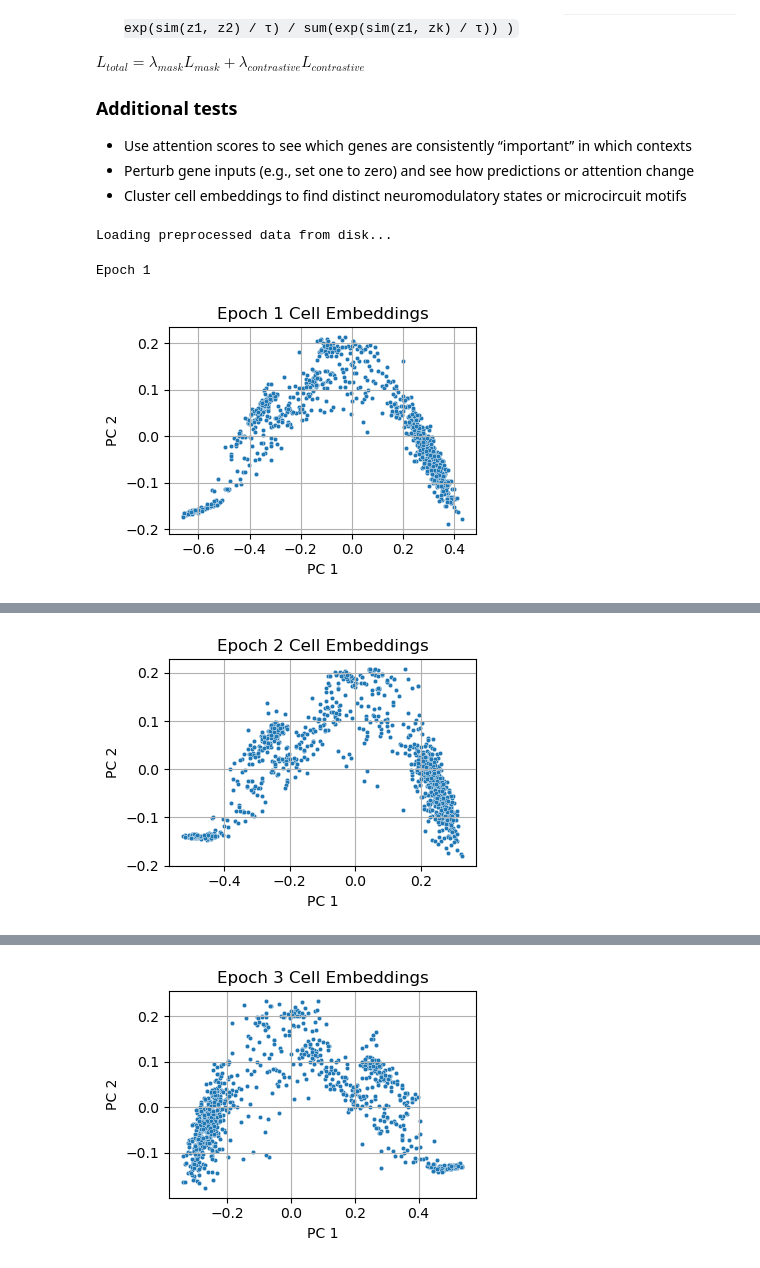
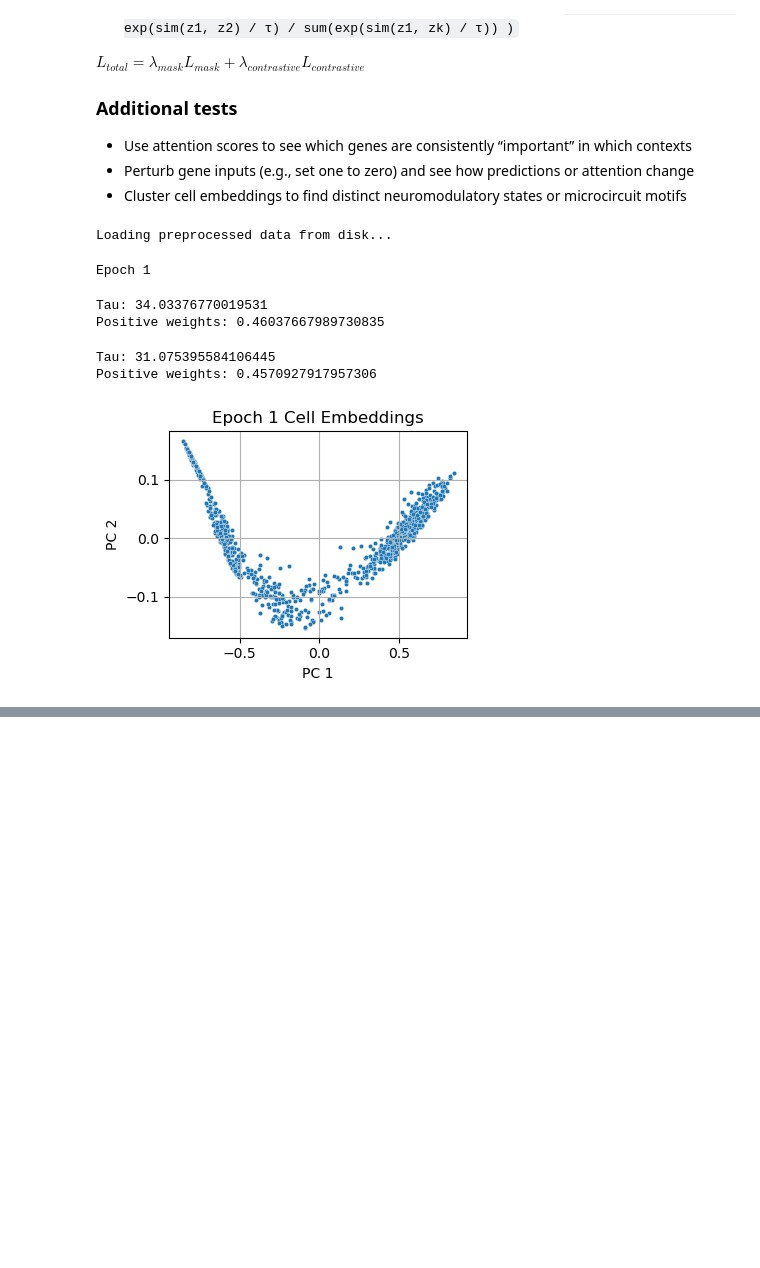
Before and after one commit to btromm/genetic-transformer, a Jupyter notebook: analysis_transformer.ipynb, the cells around one changed output, grey strips where cells are left out. Drawn from its saved outputs; the diff is of its cells as text; code cells hidden in the pictures; blank space fills up the shorter version.

Commit message:
Fix NaN contrastive loss

```diff
--- a/analysis_transformer.ipynb
+++ b/analysis_transformer.ipynb
@@ -55,15 +55,6 @@ import pandas as pd
 import numpy as np
 import allendata
 import gc # memory handling
-
-class LearnableTempContrastiveLoss(nn.Module):
-    def __init__(self, init_temp=0.1):
-        super().__init__()
-        self.log_temp = nn.Parameter(torch.log(torch.tensor(init_temp)))
-
-    def forward(self, embeddings, spatial_coords):
-        temp = torch.exp(self.log_temp)
-        return contrastive_loss(embeddings, spatial_coords, temperature=temp)
 
 class AttnTransformerEncoderLayer(nn.TransformerEncoderLayer):
     def __init__(self, *args, **kwargs):
@@ -209,7 +200,7 @@ def contrastive_loss(embeddings, coords, temperature=0.1):
 
     embeddings = F.normalize(embeddings, dim=1)  # (B, D)
     sim_matrix = torch.matmul(embeddings, embeddings.T) / temperature # (B, B) ; cosine similarity
-    sim_matrix.fill_diagonal_(-float('inf'))
+    sim_matrix.fill_diagonal_(-1e9) # Avoid self-similarity
 
     dists = (torch.cdist(coords, coords))**2  # (B, B)
     tau = dists.mean()
@@ -217,7 +208,10 @@ def contrastive_loss(embeddings, coords, temperature=0.1):
     pos_weights.fill_diagonal_(0)  # No self-positives
 
     log_probs = F.log_softmax(sim_matrix, dim=1) # Log softmax to get log probabilities
-    loss = -(pos_weights * log_probs).sum() / pos_weights.sum()
+    loss = -(pos_weights * log_probs).sum() / (pos_weights.sum() + 1e-8)
+
+    print(f"Tau: {tau}")
+    print(f"Positive weights: {pos_weights.mean()}")
 
     return loss
 
@@ -301,10 +294,7 @@ writer = SummaryWriter()
 
 # Initialize model and optimizer
 model = GeneTransformer(num_genes=num_genes, d_model=d_model).to(device)
-contrastive_loss_fn = LearnableTempContrastiveLoss(init_temp=0.1).to(device)
-optimizer = torch.optim.Adam(
-    list(model.parameters()) + list(contrastive_loss_fn.parameters()), lr=1e-4
-)
+optimizer = torch.optim.Adam(model.parameters(), lr=1e-4)
 
 # Loss tracking
 loss_history = {"total": [], "masked": [], "contrastive": []}
@@ -380,31 +370,35 @@ writer.flush()
 
 # Plot loss curves
 plt.figure(figsize=(8, 4))
 plt.plot(loss_history["total"], label="Total Loss")
 plt.plot(loss_history["masked"], label="Masked MSE")
 plt.plot(loss_history["contrastive"], label="Contrastive")
 plt.xlabel("Epoch")
 plt.ylabel("Loss")
 plt.legend()
 plt.grid(True)
 plt.title("Training Loss Over Epochs")
 plt.tight_layout()
 plt.show()
 
 # Plot UMAP
 # After model evaluation (for example, after getting sample_embeddings)
 with torch.no_grad():
     model.eval()
     sample_idx = torch.randint(0, num_cells, (1000,))
     sample_gene_ids = gene_ids[sample_idx]
     sample_expr = expr[sample_idx]
     masked_expr, _ = mask_gene_expressions(sample_expr)
     _, sample_embeddings = model(sample_gene_ids, masked_expr)
 
     # Visualize with UMAP
     plot_umap(sample_embeddings, title=f"Epoch {epoch+1} Cell Embeddings (UMAP)")
 
 writer.close()
 # %% [output]
 Epoch 1
+Tau: 34.03376770019531
+Positive weights: 0.46037667989730835
+Tau: 31.075395584106445
+Positive weights: 0.4570927917957306
-[figure, old version]
+[figure, new version]
@@ -413 +404,0 @@ Epoch 2
-[figure, removed]
@@ -416 +404,0 @@ Epoch 3
-[figure, removed]
```
Also changed, not shown: parts of 2 cells of this notebook.
